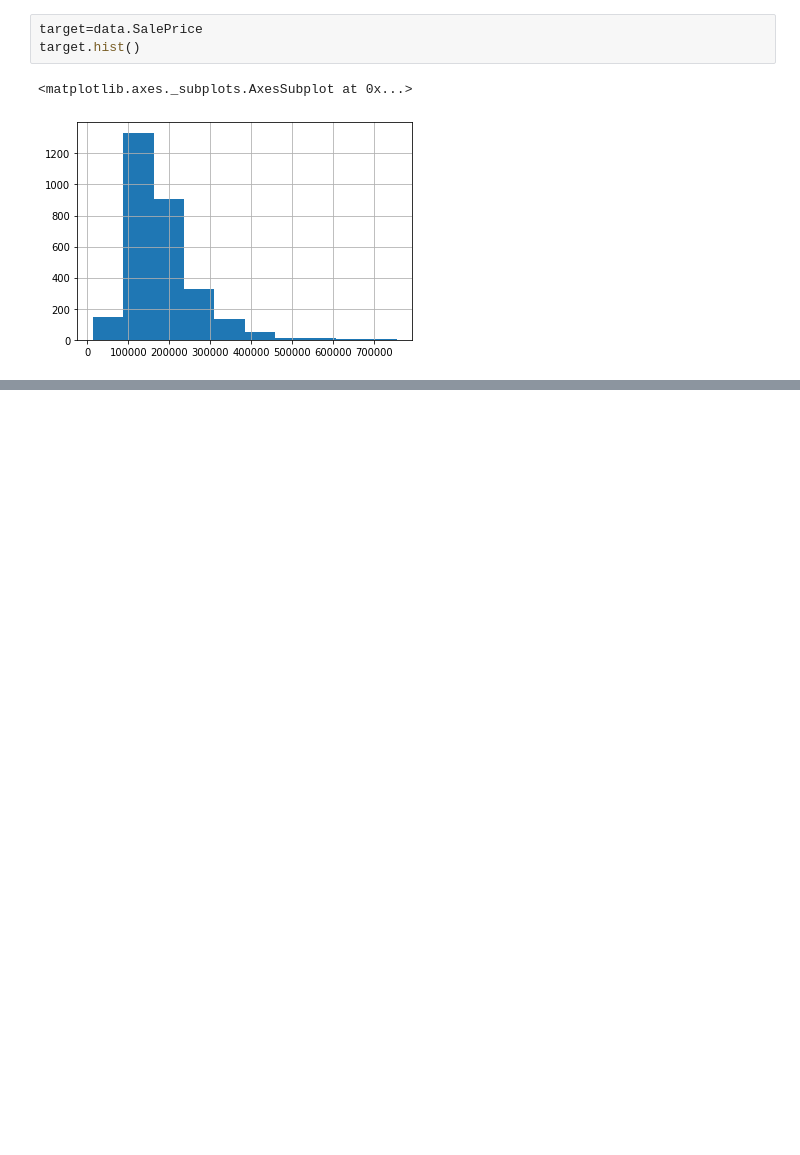
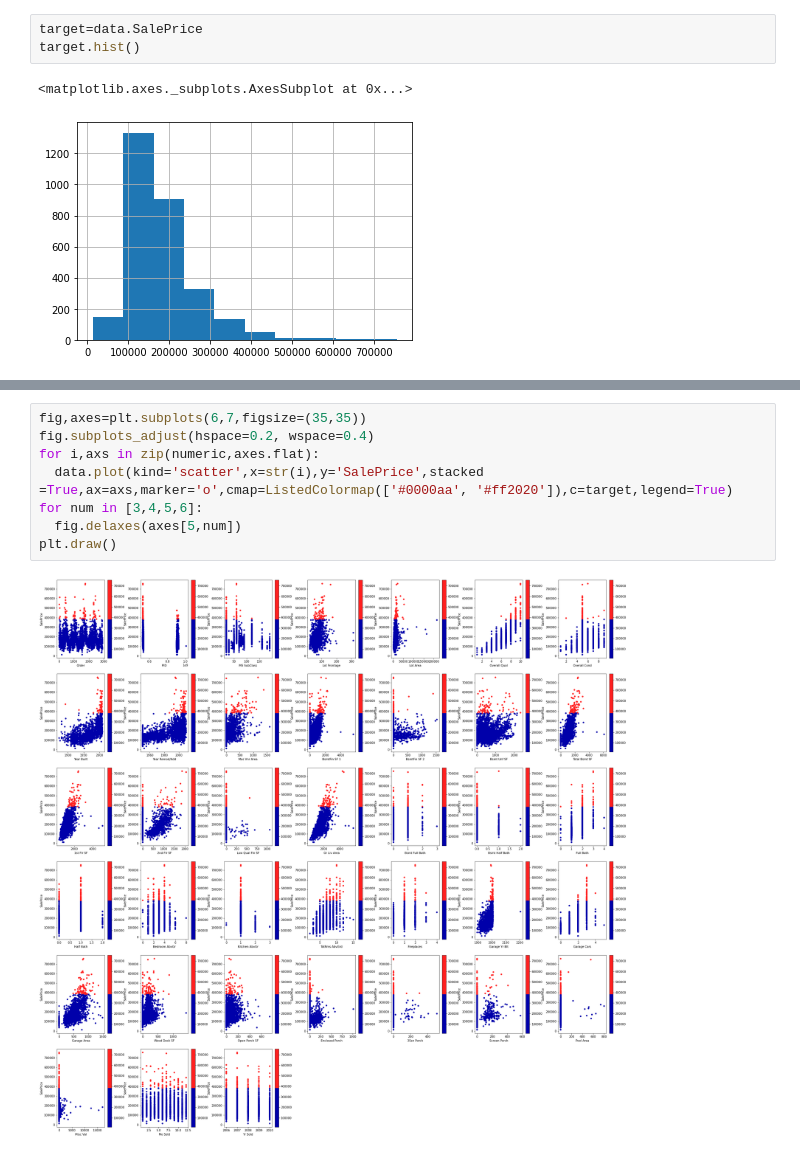
Before and after one commit to TawadrosGamal/Machine-learning-Implmentations, a Jupyter notebook: Regression_on_Ames_Housing_Dataset_.ipynb, the cells around one changed output, grey strips where cells are left out. Saved outputs shown, nothing was run; the diff lists cells and outputs as text; blank space fills up the shorter version.

```diff
--- a/Regression_on_Ames_Housing_Dataset_.ipynb
+++ b/Regression_on_Ames_Housing_Dataset_.ipynb
@@ -212,0 +163,10 @@ figure=my_scatter_matrix(Xtrain,20,(15,15),'o',ListedColormap(['#0000aa', '#ff20
+# %%
+fig,axes=plt.subplots(6,7,figsize=(35,35))
+fig.subplots_adjust(hspace=0.2, wspace=0.4)
+for i,axs in zip(numeric,axes.flat):
+  data.plot(kind='scatter',x=str(i),y='SalePrice',stacked =True,ax=axs,marker='o',cmap=ListedColormap(['#0000aa', '#ff2020']),c=target,legend=True)
+for num in [3,4,5,6]:
+  fig.delaxes(axes[5,num])
+plt.draw()
+# %% [output]
+[figure, added]
```
Also changed, not shown: parts of 3 cells of this notebook.
